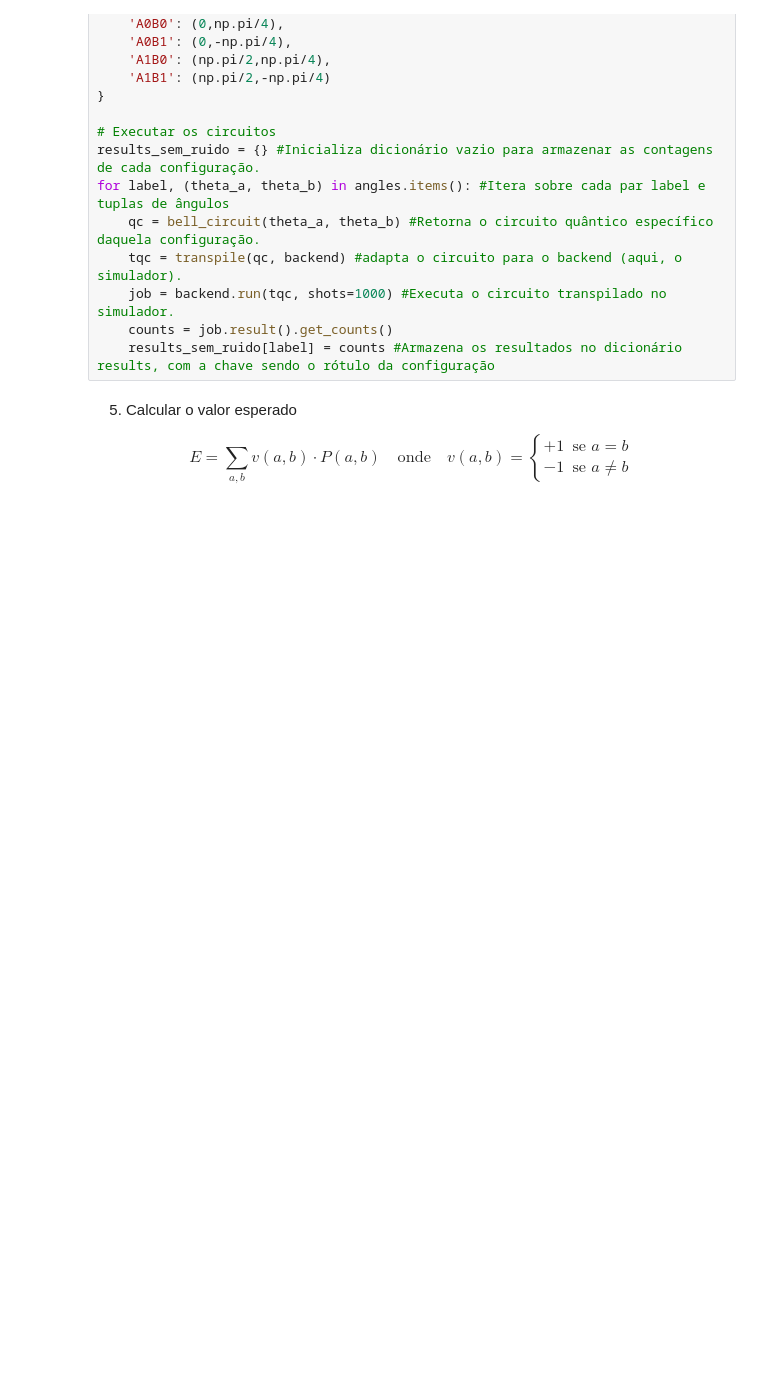
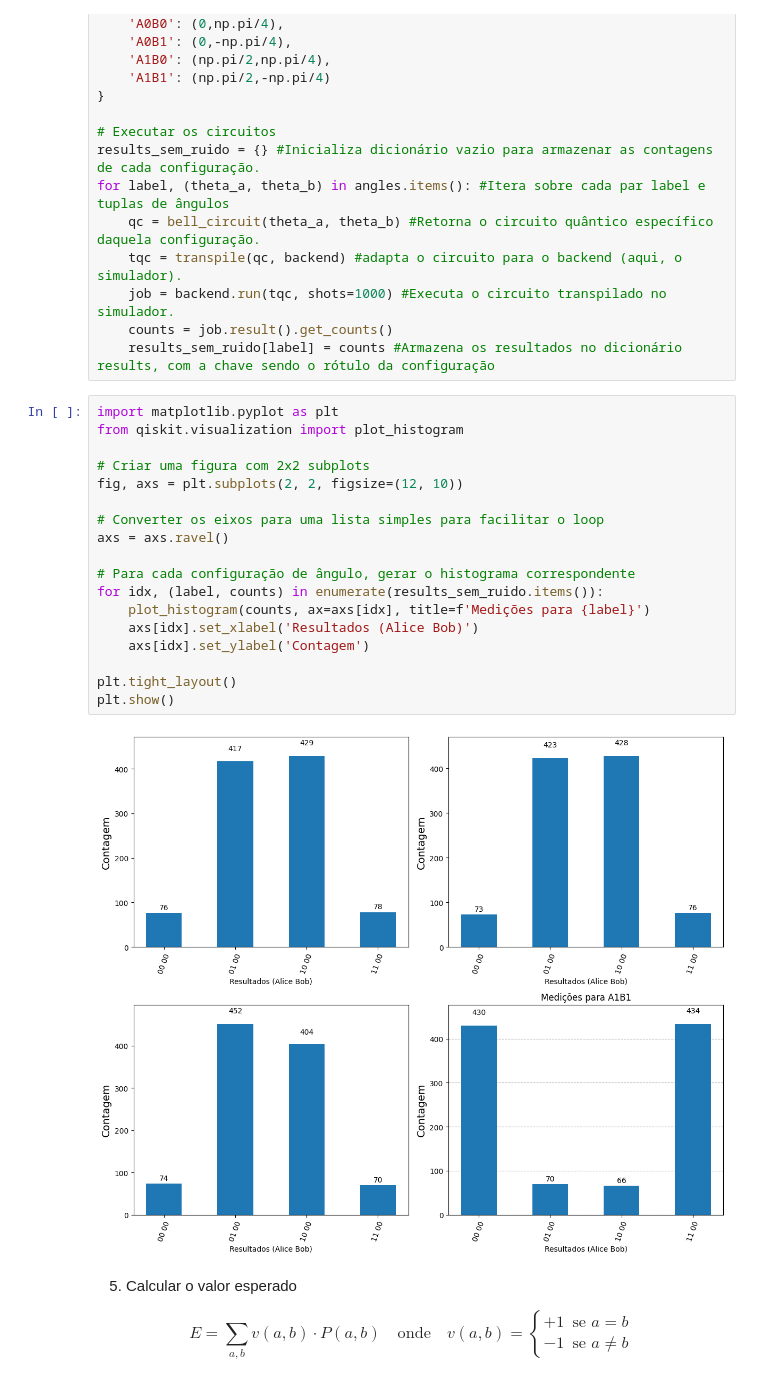
Before and after one commit to theianreis/Computa-o_qu-ntica, a Jupyter notebook: main/code/Algoritmos/Desigualdade_de_bell.ipynb/Primeiro_EME-Desigualdade_de_Bell_(Sem Ruído).ipynb, the cells around one changed output. Saved outputs shown, nothing was run; the diff lists cells and outputs as text; blank space fills up the shorter version.

```diff
--- a/main/code/Algoritmos/Desigualdade_de_bell.ipynb/Primeiro_EME-Desigualdade_de_Bell_(Sem Ruído).ipynb
+++ b/main/code/Algoritmos/Desigualdade_de_bell.ipynb/Primeiro_EME-Desigualdade_de_Bell_(Sem Ruído).ipynb
@@ -91,6 +91,26 @@ for label, (theta_a, theta_b) in angles.items(): #Itera sobre cada par label e t
     job = backend.run(tqc, shots=1000) #Executa o circuito transpilado no simulador.
     counts = job.result().get_counts()
     results_sem_ruido[label] = counts #Armazena os resultados no dicionário results, com a chave sendo o rótulo da configuração
+# %%
+import matplotlib.pyplot as plt
+from qiskit.visualization import plot_histogram
+
+# Criar uma figura com 2x2 subplots
+fig, axs = plt.subplots(2, 2, figsize=(12, 10))
+
+# Converter os eixos para uma lista simples para facilitar o loop
+axs = axs.ravel()
+
+# Para cada configuração de ângulo, gerar o histograma correspondente
+for idx, (label, counts) in enumerate(results_sem_ruido.items()):
+    plot_histogram(counts, ax=axs[idx], title=f'Medições para {label}')
+    axs[idx].set_xlabel('Resultados (Alice Bob)')
+    axs[idx].set_ylabel('Contagem')
+
+plt.tight_layout()
+plt.show()
+# %% [output]
+[figure, added]
 # %% [markdown]
 5.  Calcular o valor esperado
 
```
Also changed, not shown: parts of 1 cell of this notebook, 1 other file.
